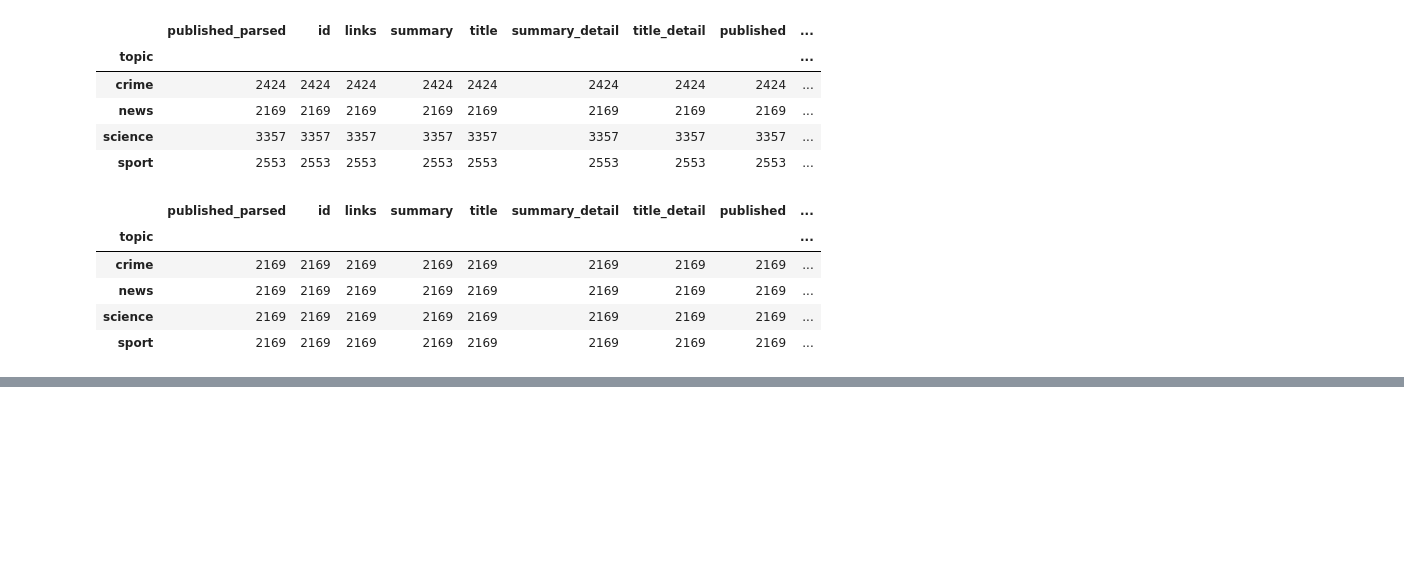
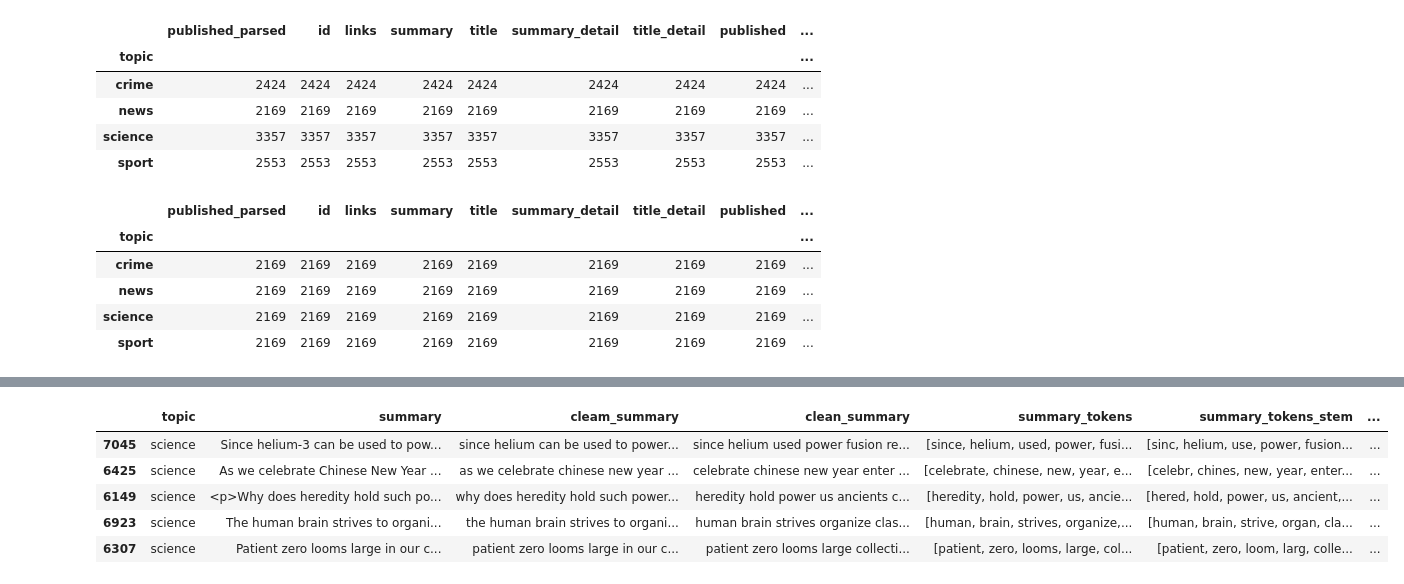
Before and after one commit to trburnet/Content_Agg, a Jupyter notebook: advanced_agg_nb.ipynb, the cells around one changed output, grey strips where cells are left out. Saved outputs shown, nothing was run; the diff lists cells and outputs as text; code cells hidden in the pictures; blank space fills up the shorter version.

```diff
--- a/advanced_agg_nb.ipynb
+++ b/advanced_agg_nb.ipynb
@@ -17,0 +19,18 @@ import statsmodels
+# %%
+import nltk.corpus
+nltk.download('stopwords')
+from nltk.corpus import stopwords
+stop = stopwords.words('english')
+
+import nltk
+nltk.download('punkt')
+from nltk.tokenize import sent_tokenize, word_tokenize
+
+from nltk.stem import PorterStemmer
+
+nltk.download('omw-1.4')
+nltk.download('wordnet')
+from nltk.stem import WordNetLemmatizer
+
+nltk.download('averaged_perceptron_tagger')
+clear_output()
@@ -144,0 +197,12 @@ fitted_df.groupby('topic').count()
+# %%
+# getting rid of stop words
+
+clean_df['clean_summary'] = clean_df['clean_summary'].apply(lambda x: ' '.join([word for word in x.split() if word not in (stop)]))
+clean_df.head()
+# %% [output]
+|  | topic | summary | cleam_summary | clean_summary | summary_tokens | summary_tokens_stem | ... |
+| 7045 | science | Since helium-3 can be used to pow... | since helium can be used to power... | since helium used power fusion re... | [since, helium, used, power, fusi... | [sinc, helium, use, power, fusion... | ... |
+| 6425 | science | As we celebrate Chinese New Year ... | as we celebrate chinese new year ... | celebrate chinese new year enter ... | [celebrate, chinese, new, year, e... | [celebr, chines, new, year, enter... | ... |
+| 6149 | science | <p>Why does heredity hold such po... | why does heredity hold such power... | heredity hold power us ancients c... | [heredity, hold, power, us, ancie... | [hered, hold, power, us, ancient,... | ... |
+| 6923 | science | The human brain strives to organi... | the human brain strives to organi... | human brain strives organize clas... | [human, brain, strives, organize,... | [human, brain, strive, organ, cla... | ... |
+| 6307 | science | Patient zero looms large in our c... | patient zero looms large in our c... | patient zero looms large collecti... | [patient, zero, looms, large, col... | [patient, zero, loom, larg, colle... | ... |
```
Also changed, not shown: parts of 12 cells of this notebook, 1 other file.
